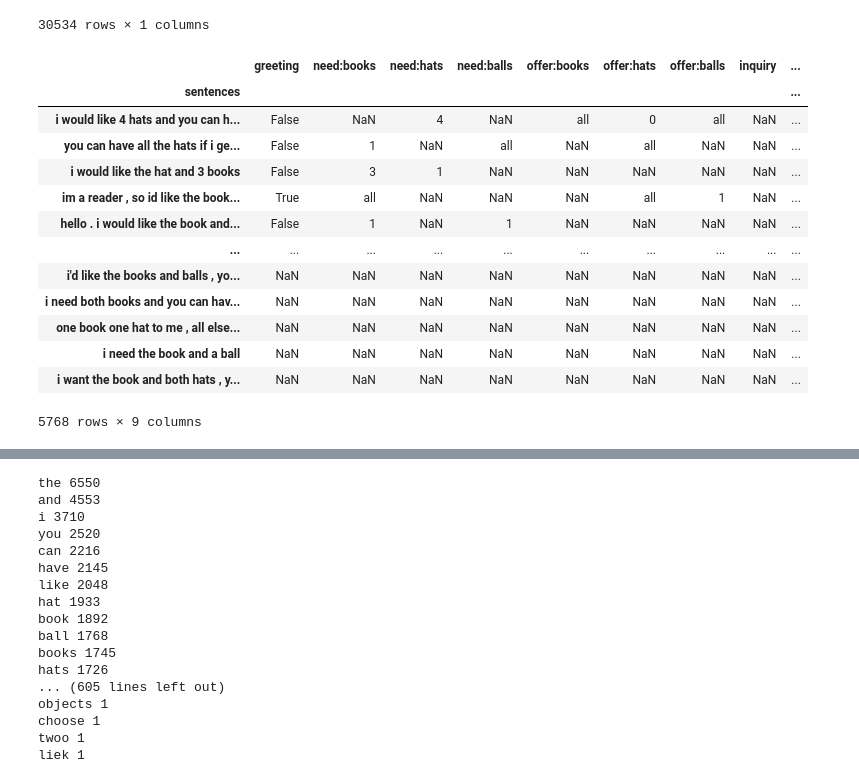
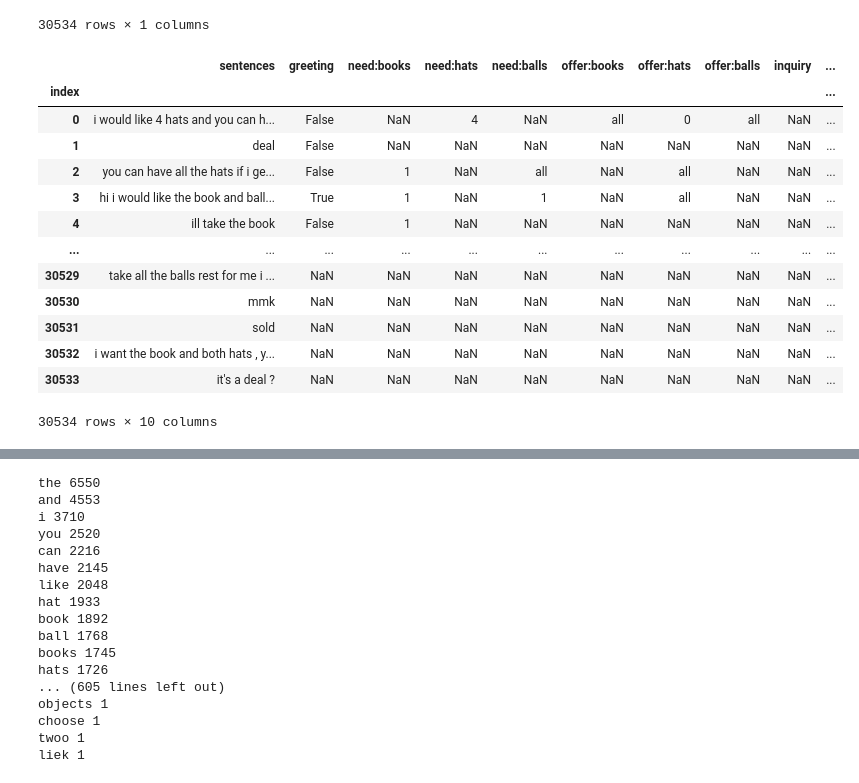
Before and after one commit to ravy101/negotiation-experiments, a Jupyter notebook: Extract Dialog.ipynb, the cells around one changed output, grey strips where cells are left out. Cells and saved outputs as stored; diff of their text form; code cells hidden in the pictures.

```diff
--- a/Extract Dialog.ipynb
+++ b/Extract Dialog.ipynb
@@ -60,23 +82,24 @@ df
 # %%
 import csv
 # %%
-partial = pd.read_csv("dataset-single.csv", index_col=0)
-partial.set_index('sentences')
+partial = pd.read_csv("dataset100.csv", index_col=0)
-# %% [output]
-|  | greeting | need:books | need:hats | need:balls | offer:books | offer:hats | offer:balls | inquiry | ... |
-| sentences |  |  |  |  |  |  |  |  | ... |
-| i would like 4 hats and you can h... | False | NaN | 4 | NaN | all | 0 | all | NaN | ... |
-| you can have all the hats if i ge... | False | 1 | NaN | all | NaN | all | NaN | NaN | ... |
-| i would like the hat and 3 books | False | 3 | 1 | NaN | NaN | NaN | NaN | NaN | ... |
-| im a reader , so id like the book... | True | all | NaN | NaN | NaN | all | 1 | NaN | ... |
-| hello . i would like the book and... | False | 1 | NaN | 1 | NaN | NaN | NaN | NaN | ... |
-| ... | ... | ... | ... | ... | ... | ... | ... | ... | ... |
-| i'd like the books and balls , yo... | NaN | NaN | NaN | NaN | NaN | NaN | NaN | NaN | ... |
-| i need both books and you can hav... | NaN | NaN | NaN | NaN | NaN | NaN | NaN | NaN | ... |
-| one book one hat to me , all else... | NaN | NaN | NaN | NaN | NaN | NaN | NaN | NaN | ... |
-| i need the book and a ball | NaN | NaN | NaN | NaN | NaN | NaN | NaN | NaN | ... |
-| i want the book and both hats , y... | NaN | NaN | NaN | NaN | NaN | NaN | NaN | NaN | ... |
-5768 rows × 9 columns
+# %%
+partial
+# %% [output]
+|  | sentences | greeting | need:books | need:hats | need:balls | offer:books | offer:hats | offer:balls | inquiry | ... |
+| index |  |  |  |  |  |  |  |  |  | ... |
+| 0 | i would like 4 hats and you can h... | False | NaN | 4 | NaN | all | 0 | all | NaN | ... |
+| 1 | deal | False | NaN | NaN | NaN | NaN | NaN | NaN | NaN | ... |
+| 2 | you can have all the hats if i ge... | False | 1 | NaN | all | NaN | all | NaN | NaN | ... |
+| 3 | hi i would like the book and ball... | True | 1 | NaN | 1 | NaN | all | NaN | NaN | ... |
+| 4 | ill take the book | False | 1 | NaN | NaN | NaN | NaN | NaN | NaN | ... |
+| ... | ... | ... | ... | ... | ... | ... | ... | ... | ... | ... |
+| 30529 | take all the balls rest for me i ... | NaN | NaN | NaN | NaN | NaN | NaN | NaN | NaN | ... |
+| 30530 | mmk | NaN | NaN | NaN | NaN | NaN | NaN | NaN | NaN | ... |
+| 30531 | sold | NaN | NaN | NaN | NaN | NaN | NaN | NaN | NaN | ... |
+| 30532 | i want the book and both hats , y... | NaN | NaN | NaN | NaN | NaN | NaN | NaN | NaN | ... |
+| 30533 | it's a deal ? | NaN | NaN | NaN | NaN | NaN | NaN | NaN | NaN | ... |
+30534 rows × 10 columns
 # %%
 full = df.join(partial.set_index('sentences'), on='sentences', how='left')
 # %%
```
Also changed, not shown: parts of 9 cells of this notebook, 1 other file.
